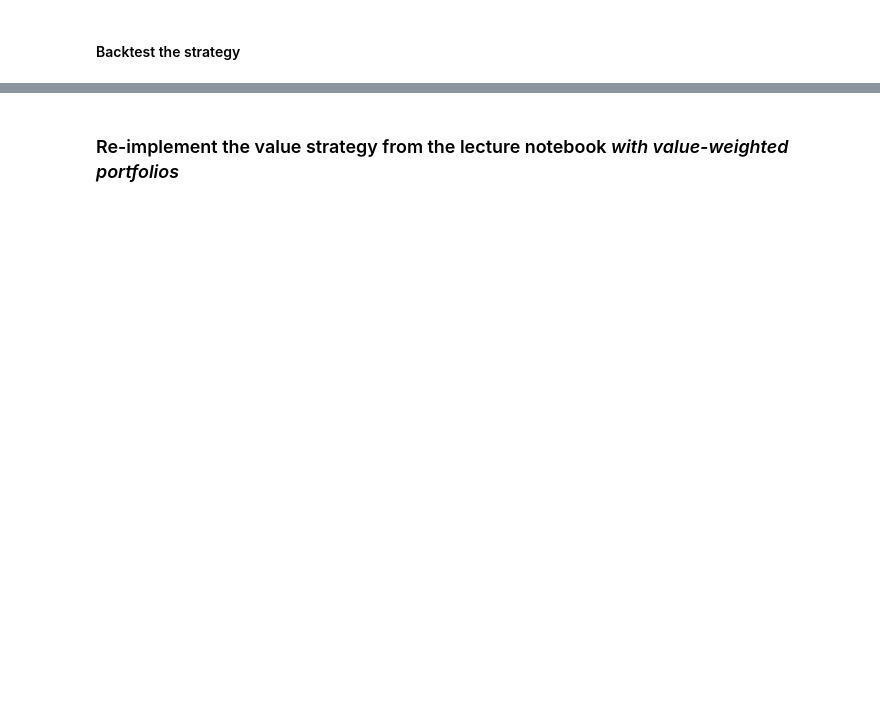
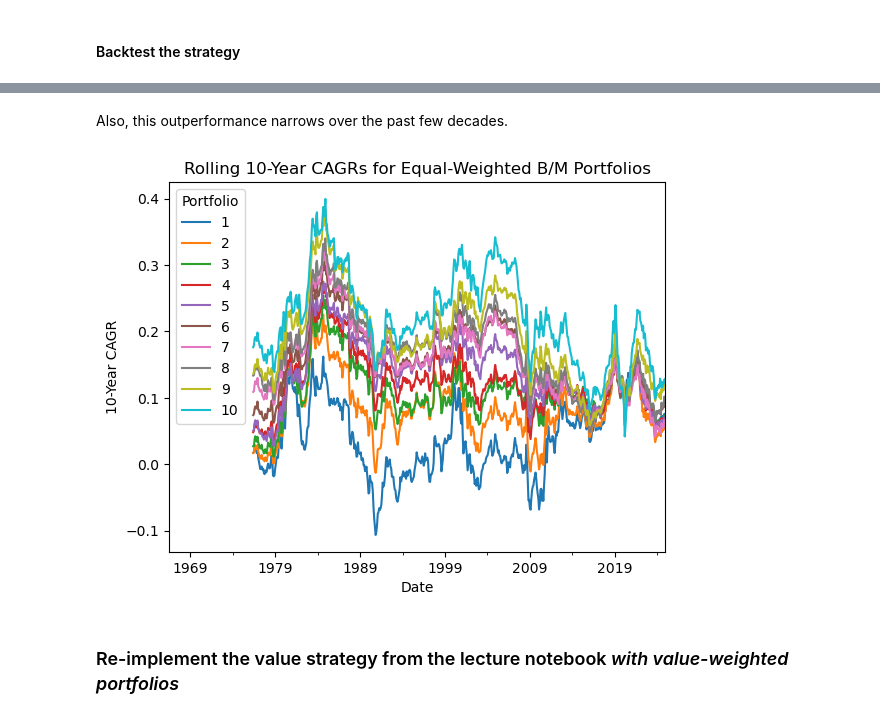
Before and after one commit to richard-herron/fina-6333-2025-spring, a Jupyter notebook: Notebooks/herron_03_practice_02.ipynb, the cells around one changed output, grey strips where cells are left out. Saved outputs shown, nothing was run; the diff lists cells and outputs as text; code cells hidden in the pictures; blank space fills up the shorter version.

```diff
--- a/Notebooks/herron_03_practice_02.ipynb
+++ b/Notebooks/herron_03_practice_02.ipynb
@@ -231,2 +352,11 @@ Start here on Friday!
+# %% [markdown]
+Also, this outperformance narrows over the past few decades.
+# %%
+portfolios.rolling(window=120).apply(CAGR).plot()
+plt.ylabel('10-Year CAGR')
+plt.title('Rolling 10-Year CAGRs for Equal-Weighted B/M Portfolios')
+plt.show()
+# %% [output]
+[figure, added]
 # %% [markdown]
 ### Re-implement the value strategy from the lecture notebook *with value-weighted portfolios*
```
Also changed, not shown: parts of 45 cells of this notebook, 7 other files.
